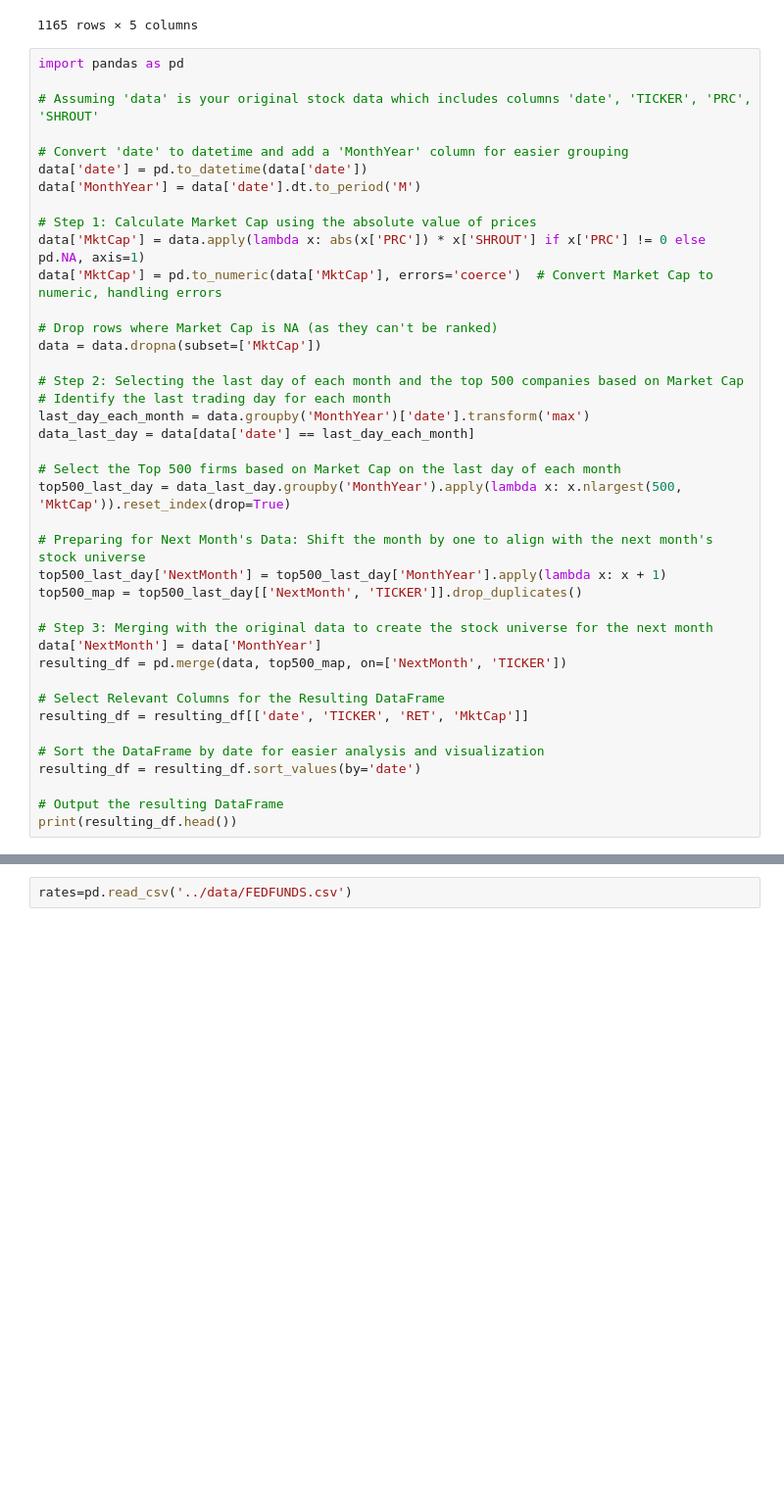
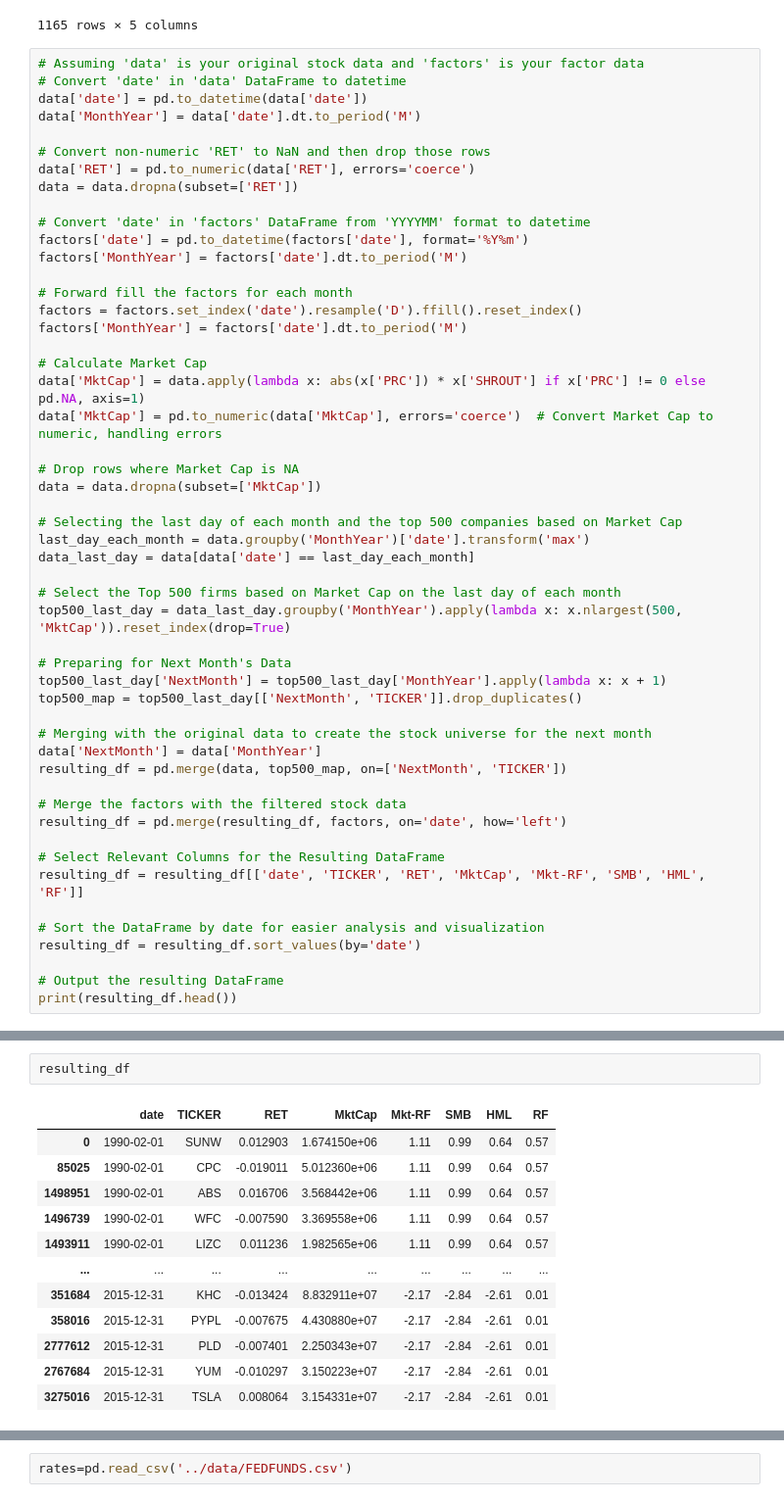
Before and after one commit to Kibitz117/Thesis, a Jupyter notebook: data_func/data_generator.ipynb, the cells around one changed output, grey strips where cells are left out. Shown at 98% size. Drawn from its saved outputs; the diff is of its cells as text; blank space fills up the shorter version.

```diff
--- a/data_func/data_generator.ipynb
+++ b/data_func/data_generator.ipynb
@@ -30,39 +35,50 @@ factors
 | 1164 | 202307 | 3.21 | 2.07 | 4.13 | 0.45 |
 1165 rows × 5 columns
 # %%
-import pandas as pd
-
-# Assuming 'data' is your original stock data which includes columns 'date', 'TICKER', 'PRC', 'SHROUT'
-
-# Convert 'date' to datetime and add a 'MonthYear' column for easier grouping
+# Assuming 'data' is your original stock data and 'factors' is your factor data
+# Convert 'date' in 'data' DataFrame to datetime
 data['date'] = pd.to_datetime(data['date'])
 data['MonthYear'] = data['date'].dt.to_period('M')
 
-# Step 1: Calculate Market Cap using the absolute value of prices
+# Convert non-numeric 'RET' to NaN and then drop those rows
+data['RET'] = pd.to_numeric(data['RET'], errors='coerce')
+data = data.dropna(subset=['RET'])
+
+# Convert 'date' in 'factors' DataFrame from 'YYYYMM' format to datetime
+factors['date'] = pd.to_datetime(factors['date'], format='%Y%m')
+factors['MonthYear'] = factors['date'].dt.to_period('M')
+
+# Forward fill the factors for each month
+factors = factors.set_index('date').resample('D').ffill().reset_index()
+factors['MonthYear'] = factors['date'].dt.to_period('M')
+
+# Calculate Market Cap
 data['MktCap'] = data.apply(lambda x: abs(x['PRC']) * x['SHROUT'] if x['PRC'] != 0 else pd.NA, axis=1)
 data['MktCap'] = pd.to_numeric(data['MktCap'], errors='coerce')  # Convert Market Cap to numeric, handling errors
 
-# Drop rows where Market Cap is NA (as they can't be ranked)
+# Drop rows where Market Cap is NA
 data = data.dropna(subset=['MktCap'])
 
-# Step 2: Selecting the last day of each month and the top 500 companies based on Market Cap
-# Identify the last trading day for each month
+# Selecting the last day of each month and the top 500 companies based on Market Cap
 last_day_each_month = data.groupby('MonthYear')['date'].transform('max')
 data_last_day = data[data['date'] == last_day_each_month]
 
 # Select the Top 500 firms based on Market Cap on the last day of each month
 top500_last_day = data_last_day.groupby('MonthYear').apply(lambda x: x.nlargest(500, 'MktCap')).reset_index(drop=True)
 
-# Preparing for Next Month's Data: Shift the month by one to align with the next month's stock universe
+# Preparing for Next Month's Data
 top500_last_day['NextMonth'] = top500_last_day['MonthYear'].apply(lambda x: x + 1)
 top500_map = top500_last_day[['NextMonth', 'TICKER']].drop_duplicates()
 
-# Step 3: Merging with the original data to create the stock universe for the next month
+# Merging with the original data to create the stock universe for the next month
 data['NextMonth'] = data['MonthYear']
 resulting_df = pd.merge(data, top500_map, on=['NextMonth', 'TICKER'])
 
+# Merge the factors with the filtered stock data
+resulting_df = pd.merge(resulting_df, factors, on='date', how='left')
+
 # Select Relevant Columns for the Resulting DataFrame
-resulting_df = resulting_df[['date', 'TICKER', 'RET', 'MktCap']]
+resulting_df = resulting_df[['date', 'TICKER', 'RET', 'MktCap', 'Mkt-RF', 'SMB', 'HML', 'RF']]
 
 # Sort the DataFrame by date for easier analysis and visualization
 resulting_df = resulting_df.sort_values(by='date')
@@ -78,0 +95,15 @@ print(resulting_df.head())
+# %%
+resulting_df
+# %% [output]
+|  | date | TICKER | RET | MktCap | Mkt-RF | SMB | HML | RF |
+| 0 | 1990-02-01 | SUNW | 0.012903 | 1.674150e+06 | 1.11 | 0.99 | 0.64 | 0.57 |
+| 85025 | 1990-02-01 | CPC | -0.019011 | 5.012360e+06 | 1.11 | 0.99 | 0.64 | 0.57 |
+| 1498951 | 1990-02-01 | ABS | 0.016706 | 3.568442e+06 | 1.11 | 0.99 | 0.64 | 0.57 |
+| 1496739 | 1990-02-01 | WFC | -0.007590 | 3.369558e+06 | 1.11 | 0.99 | 0.64 | 0.57 |
+| 1493911 | 1990-02-01 | LIZC | 0.011236 | 1.982565e+06 | 1.11 | 0.99 | 0.64 | 0.57 |
+| ... | ... | ... | ... | ... | ... | ... | ... | ... |
+| 351684 | 2015-12-31 | KHC | -0.013424 | 8.832911e+07 | -2.17 | -2.84 | -2.61 | 0.01 |
+| 358016 | 2015-12-31 | PYPL | -0.007675 | 4.430880e+07 | -2.17 | -2.84 | -2.61 | 0.01 |
+| 2777612 | 2015-12-31 | PLD | -0.007401 | 2.250343e+07 | -2.17 | -2.84 | -2.61 | 0.01 |
+| 2767684 | 2015-12-31 | YUM | -0.010297 | 3.150223e+07 | -2.17 | -2.84 | -2.61 | 0.01 |
+| 3275016 | 2015-12-31 | TSLA | 0.008064 | 3.154331e+07 | -2.17 | -2.84 | -2.61 | 0.01 |
```
Also changed, not shown: parts of 7 cells of this notebook, 6 other files.
